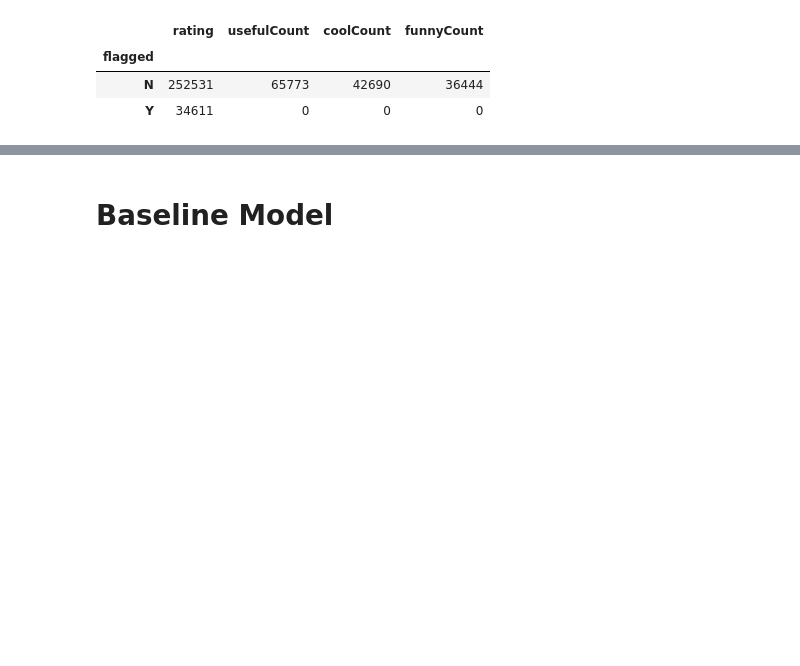
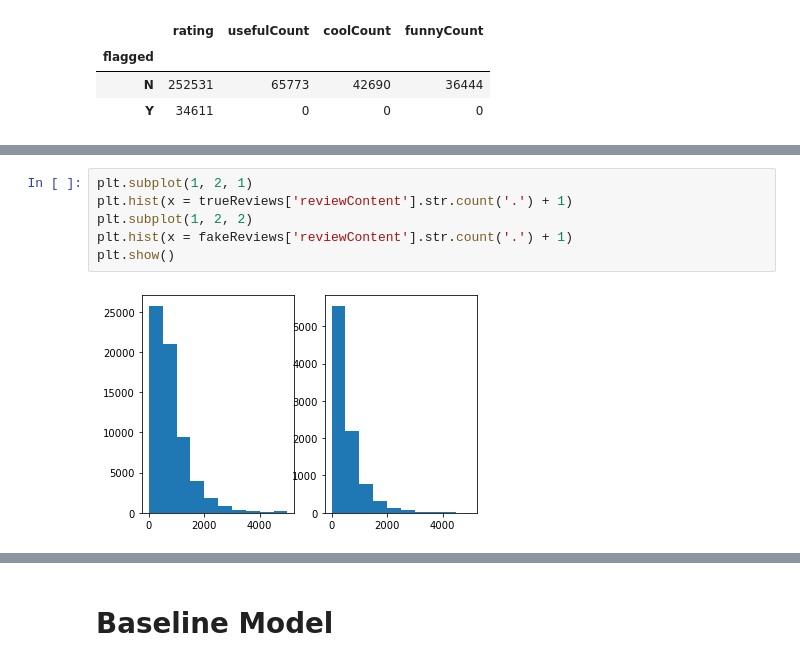
Before and after one commit to yizhang7210/w266-final-project, a Jupyter notebook: notebook.ipynb, the cells around one changed output, grey strips where cells are left out. Saved outputs shown, nothing was run; the diff lists cells and outputs as text; blank space fills up the shorter version.

```diff
--- a/notebook.ipynb
+++ b/notebook.ipynb
@@ -143,0 +187,8 @@ reviews.groupby('flagged').agg('sum')
+# %%
+plt.subplot(1, 2, 1)
+plt.hist(x = trueReviews['reviewContent'].str.count('.') + 1)
+plt.subplot(1, 2, 2)
+plt.hist(x = fakeReviews['reviewContent'].str.count('.') + 1)
+plt.show()
+# %% [output]
+[figure, added]
```
Also changed, not shown: parts of 19 cells of this notebook.
